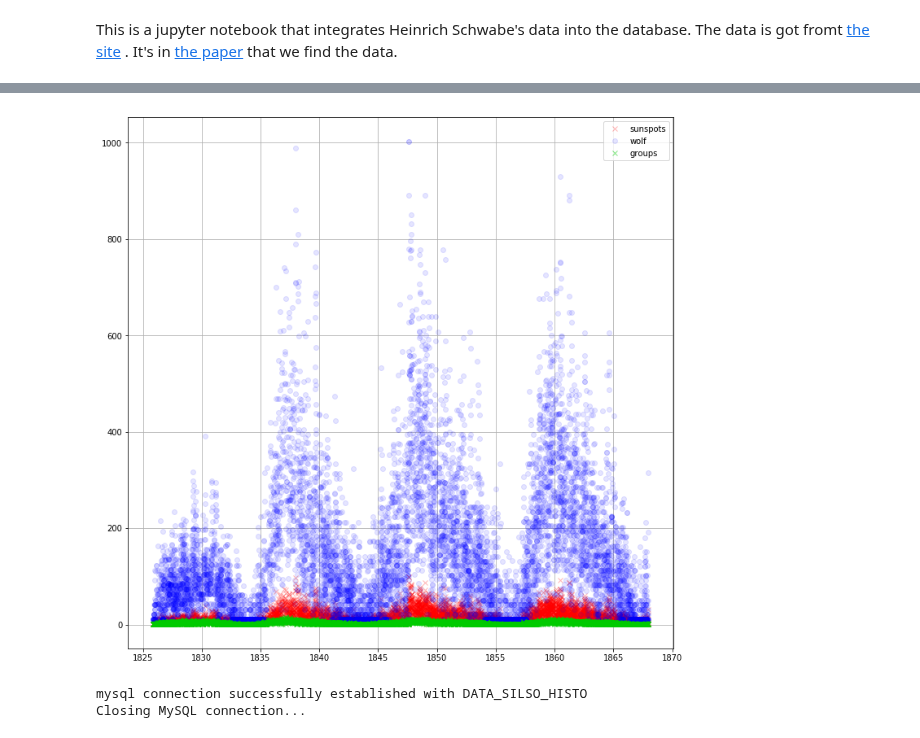
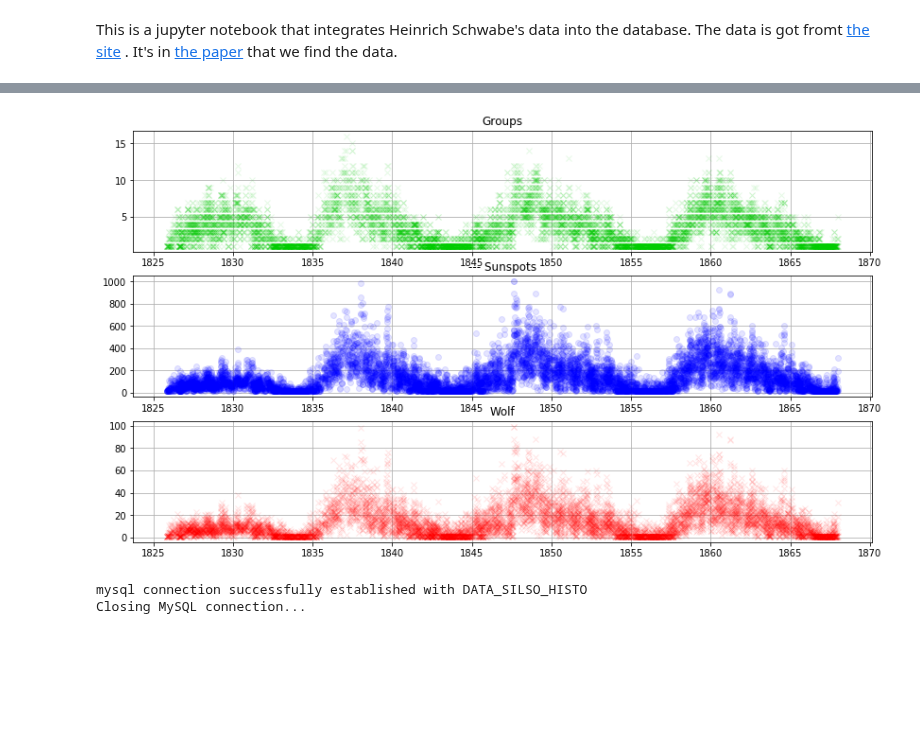
Before and after one commit to dcxSt/DATA_SILSO_HISTO_search, a Jupyter notebook: Schwabe Drawings data.ipynb, the cells around one changed output, grey strips where cells are left out. Drawn from its saved outputs; the diff is of its cells as text; code cells hidden in the pictures; blank space fills up the shorter version.

```diff
--- a/Schwabe Drawings data.ipynb
+++ b/Schwabe Drawings data.ipynb
@@ -70,20 +73,30 @@ for k in data_dic:
 # %%
 # plot to see if all is good (it's perfect, hurray!)
 x = [k for k in data_dic]
 groups = [data_dic[k][0] for k in data_dic]
 sunspots = [data_dic[k][1] for k in data_dic]
 wolf = [data_dic[k][2] for k in data_dic]
 
-plt.figure(figsize=(12,12))
-plt.plot(x,sunspots,"x",label="sunspots",color=(1,0,0,0.3))
+plt.figure(figsize=(14,8))
+plt.subplot(311)
+plt.plot(x,groups,"x",label="groups",color=(0,0.8,0,0.1))
+plt.title("Groups")
+plt.grid()
+
+plt.subplot(312)
 plt.plot(x,wolf,"o",label="wolf",color = (0,0,1,0.1))
-plt.plot(x,groups,"x",label="groups",color=(0,0.8,0,0.5))
+plt.title("--- Sunspots")
+plt.grid()
 
-plt.legend()
+plt.subplot(313)
+plt.plot(x,sunspots,"x",label="sunspots",color=(1,0,0,0.1))
+plt.title("Wolf")
 plt.grid()
+
+plt.savefig("figures/Schwabe-Drawing.png")
 plt.show()
 # %% [output]
-[figure, old version]
+[figure, new version]
 # %%
 # run only once!
 
```
Also changed, not shown: parts of 4 cells of this notebook, 25 other files.
